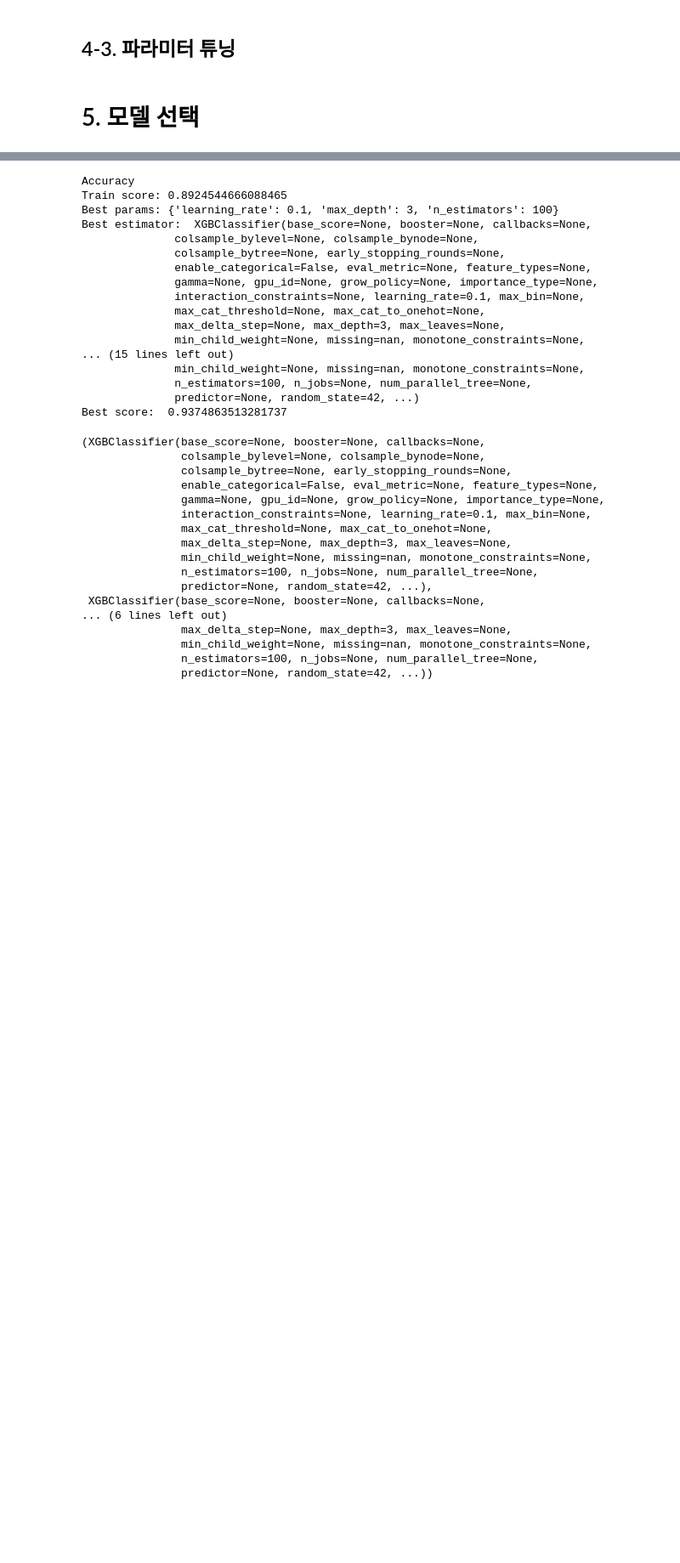
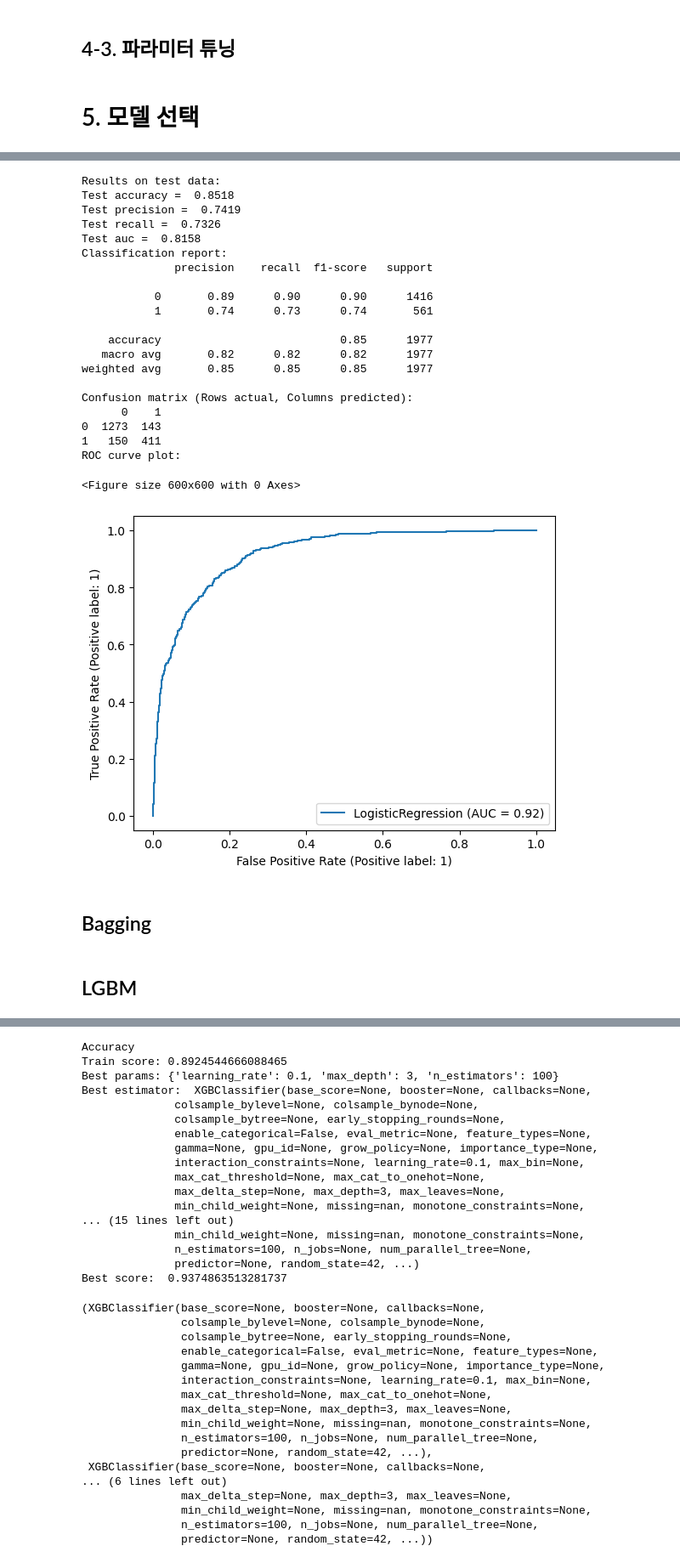
Before and after one commit to minkimNV/SmallProjects, a Jupyter notebook: PredictChurn/Modeling.ipynb, the cells around one changed output, grey strips where cells are left out. Shown at 85% size. Drawn from its saved outputs; the diff is of its cells as text; code cells hidden in the pictures; blank space fills up the shorter version.

```diff
--- a/PredictChurn/Modeling.ipynb
+++ b/PredictChurn/Modeling.ipynb
@@ -291,0 +388,29 @@ def roc_plot(model, X, y):
+# %%
+good_lr = LogisticRegression(C = 100, max_iter = 500, random_state = 42)
+good_eval(X_train, X_test, y_train, y_test, goodmodel = good_lr)
+roc_plot(model = good_lr, X = X_test, y = y_test)
+# %% [output]
+Results on test data:
+Test accuracy =  0.8518
+Test precision =  0.7419
+Test recall =  0.7326
+Test auc =  0.8158
+Classification report:
+              precision    recall  f1-score   support
+
+           0       0.89      0.90      0.90      1416
+           1       0.74      0.73      0.74       561
+
+    accuracy                           0.85      1977
+   macro avg       0.82      0.82      0.82      1977
+weighted avg       0.85      0.85      0.85      1977
+
+Confusion matrix (Rows actual, Columns predicted):
+      0    1
+0  1273  143
+1   150  411
+ROC curve plot:
+<Figure size 600x600 with 0 Axes>
+[figure]
+# %% [markdown]
+## Bagging
@@ -291,0 +428,2 @@ def roc_plot(model, X, y):
+# %% [markdown]
+## LGBM
```
Also changed, not shown: parts of 53 cells of this notebook.
